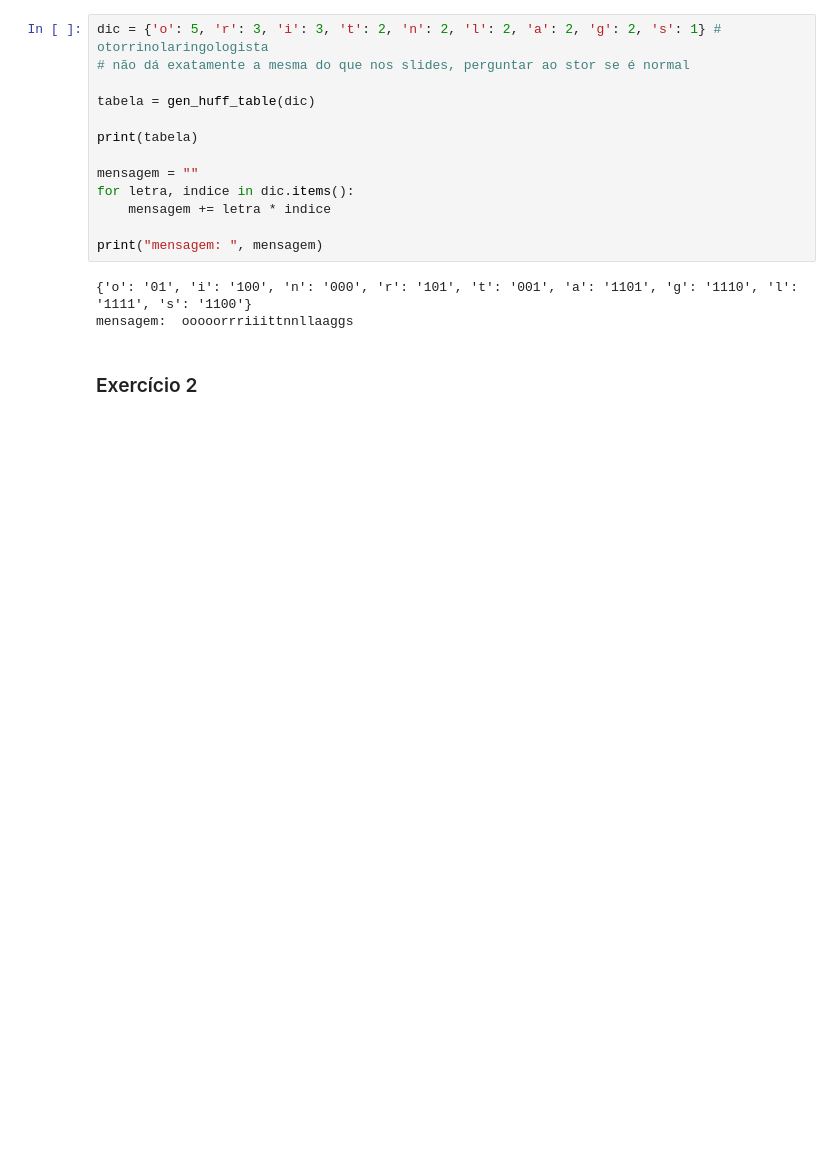
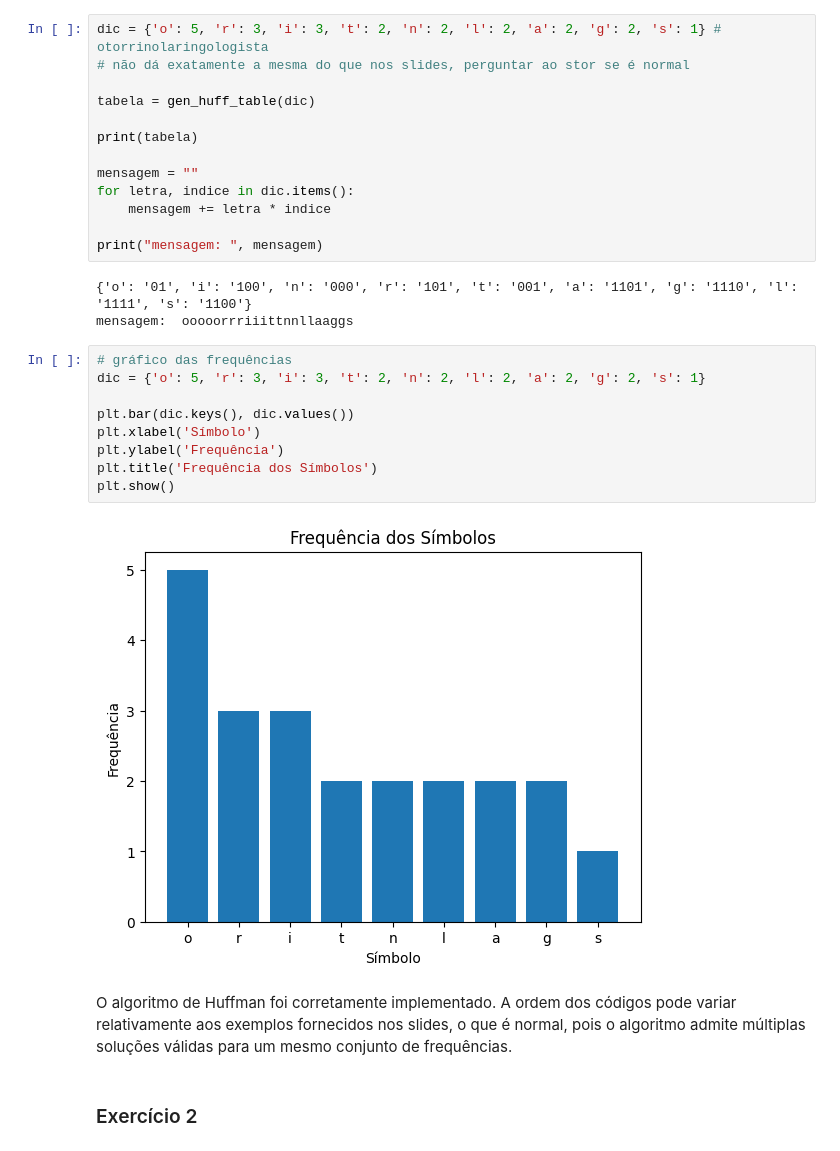
Before and after one commit to lulssam/csm-2425, a Jupyter notebook: TP3/A50725A50787A50790_T3.ipynb, the cells around one changed output. Saved outputs shown, nothing was run; the diff lists cells and outputs as text; blank space fills up the shorter version.

```diff
--- a/TP3/A50725A50787A50790_T3.ipynb
+++ b/TP3/A50725A50787A50790_T3.ipynb
@@ -71,6 +71,19 @@ print("mensagem: ", mensagem)
 # %% [output]
 {'o': '01', 'i': '100', 'n': '000', 'r': '101', 't': '001', 'a': '1101', 'g': '1110', 'l': '1111', 's': '1100'}
 mensagem:  ooooorrriiittnnllaaggs
+# %%
+# gráfico das frequências
+dic = {'o': 5, 'r': 3, 'i': 3, 't': 2, 'n': 2, 'l': 2, 'a': 2, 'g': 2, 's': 1}
+
+plt.bar(dic.keys(), dic.values())
+plt.xlabel('Símbolo')
+plt.ylabel('Frequência')
+plt.title('Frequência dos Símbolos')
+plt.show()
+# %% [output]
+[figure, added]
+# %% [markdown]
+O algoritmo de Huffman foi corretamente implementado. A ordem dos códigos pode variar relativamente aos exemplos fornecidos nos slides, o que é normal, pois o algoritmo admite múltiplas soluções válidas para um mesmo conjunto de frequências.
 # %% [markdown]
 ### Exercício 2
 # %%
```
Also changed, not shown: parts of 10 cells of this notebook, 2 other files.
